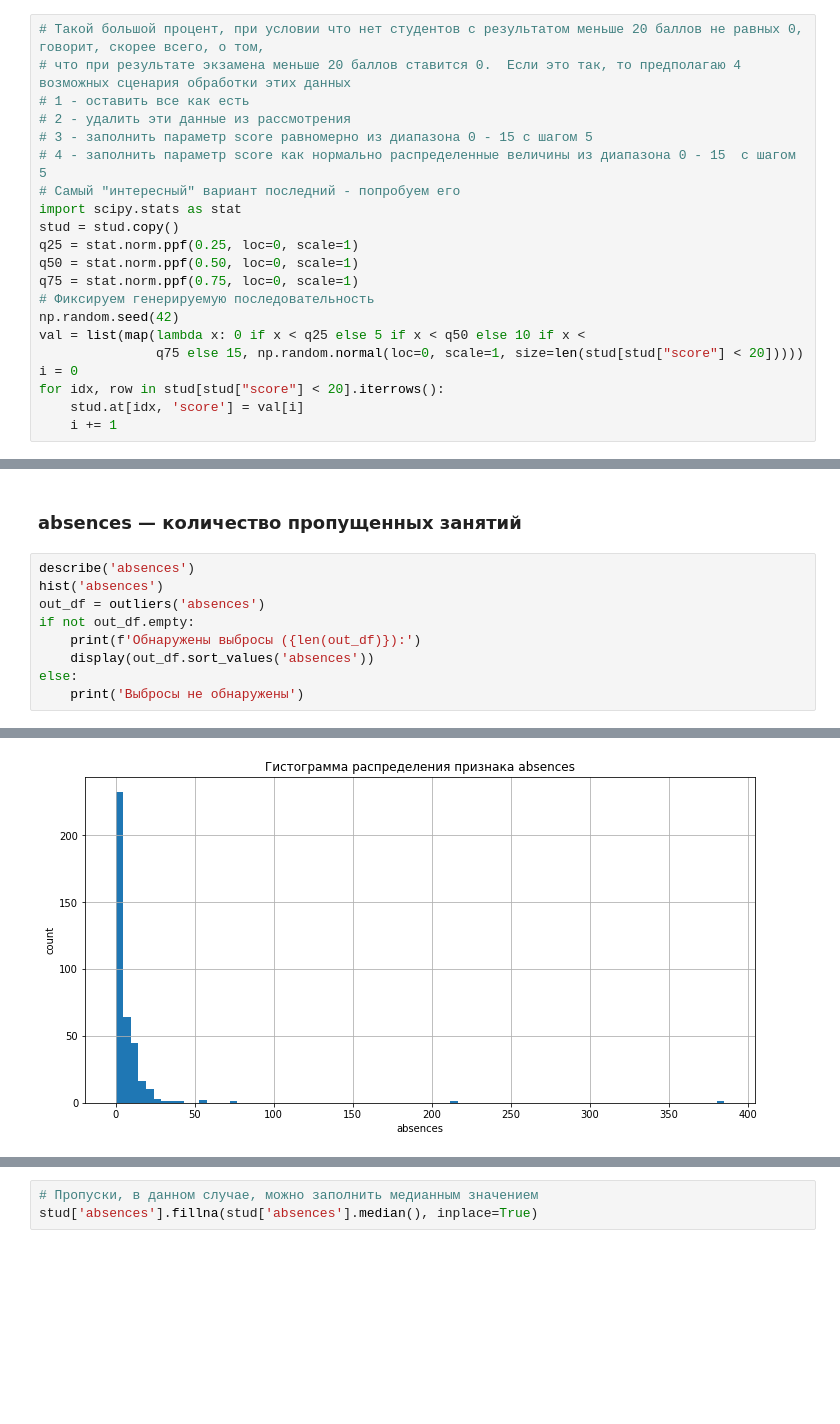
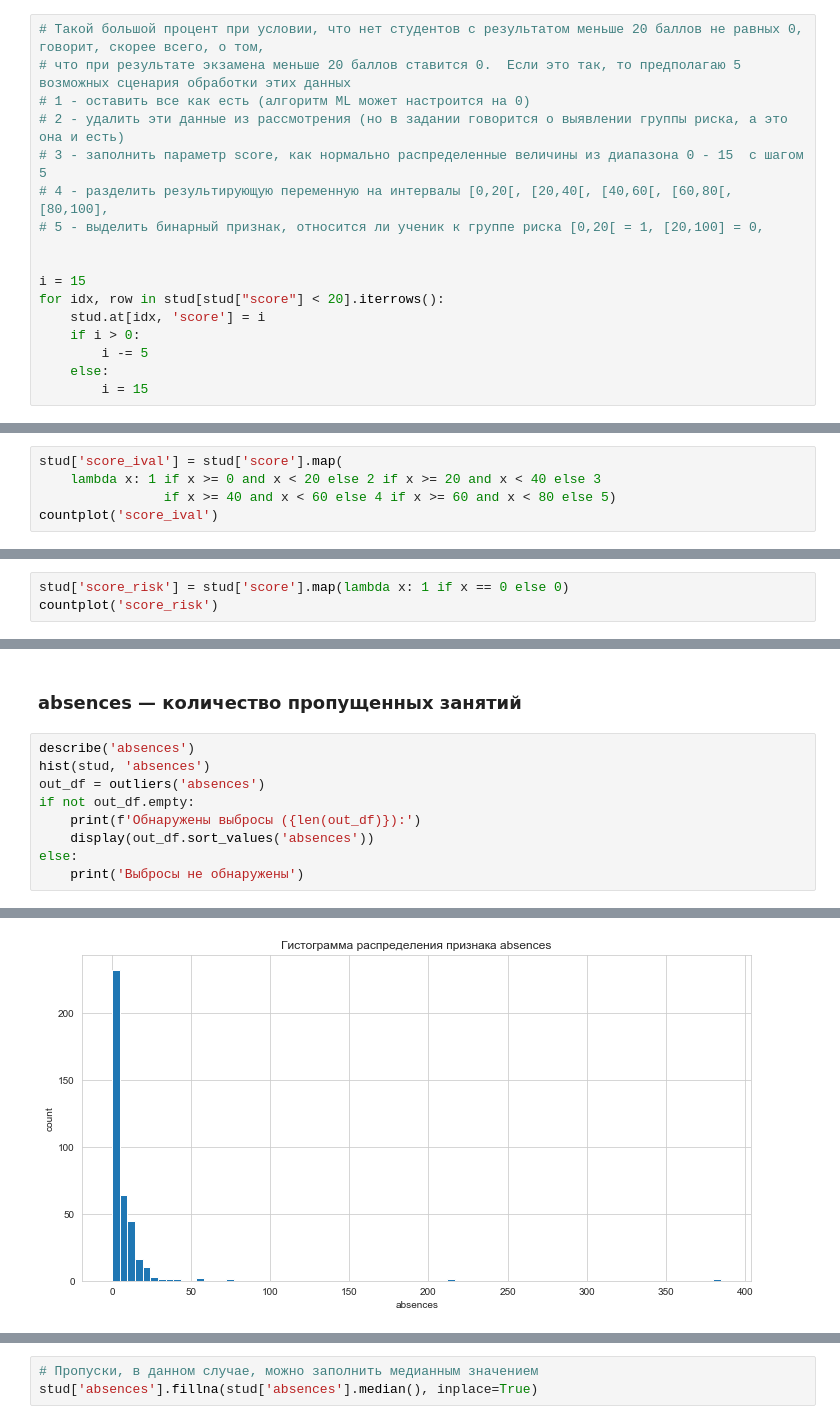
Before and after one commit to sand74/skillfactory, a Jupyter notebook: module_2/eda_solve.ipynb, the cells around one changed output, grey strips where cells are left out. Drawn from its saved outputs; the diff is of its cells as text; blank space fills up the shorter version.

```diff
--- a/module_2/eda_solve.ipynb
+++ b/module_2/eda_solve.ipynb
@@ -210,23 +207,19 @@ stud[stud["score"] == 0]
 | 387 | MS | F | 19 | R | GT3 | T | 2.0 | 3.0 | services | other | course | ... |
 | 389 | MS | F | 18 | U | GT3 | T | 1.0 | 1.0 | other | other | course | ... |
 # %%
-# Такой большой процент, при условии что нет студентов с результатом меньше 20 баллов не равных 0, говорит, скорее всего, о том,
-# что при результате экзамена меньше 20 баллов ставится 0.  Если это так, то предполагаю 4 возможных сценария обработки этих данных
-# 1 - оставить все как есть
-# 2 - удалить эти данные из рассмотрения
-# 3 - заполнить параметр score равномерно из диапазона 0 - 15 с шагом 5
-# 4 - заполнить параметр score как нормально распределенные величины из диапазона 0 - 15  с шагом 5
-# Самый "интересный" вариант последний - попробуем его
-import scipy.stats as stat
-stud = stud.copy()
-q25 = stat.norm.ppf(0.25, loc=0, scale=1)
-q50 = stat.norm.ppf(0.50, loc=0, scale=1)
-q75 = stat.norm.ppf(0.75, loc=0, scale=1)
-# Фиксируем генерируемую последовательность
-np.random.seed(42)
-val = list(map(lambda x: 0 if x < q25 else 5 if x < q50 else 10 if x <
-               q75 else 15, np.random.normal(loc=0, scale=1, size=len(stud[stud["score"] < 20]))))
-i = 0
+# Такой большой процент при условии, что нет студентов с результатом меньше 20 баллов не равных 0, говорит, скорее всего, о том,
+# что при результате экзамена меньше 20 баллов ставится 0.  Если это так, то предполагаю 5 возможных сценария обработки этих данных
+# 1 - оставить все как есть (алгоритм ML может настроится на 0)
+# 2 - удалить эти данные из рассмотрения (но в задании говорится о выявлении группы риска, а это она и есть)
+# 3 - заполнить параметр score, как нормально распределенные величины из диапазона 0 - 15  с шагом 5
+# 4 - разделить результирующую переменную на интервалы [0,20[, [20,40[, [40,60[, [60,80[, [80,100],
+# 5 - выделить бинарный признак, относится ли ученик к группе риска [0,20[ = 1, [20,100] = 0,
+
+
+i = 15
 for idx, row in stud[stud["score"] < 20].iterrows():
-    stud.at[idx, 'score'] = val[i]
-    i += 1
+    stud.at[idx, 'score'] = i
+    if i > 0:
+        i -= 5
+    else:
+        i = 15
@@ -236,0 +260,5 @@ hist('score')
+# %%
+stud['score_ival'] = stud['score'].map(
+    lambda x: 1 if x >= 0 and x < 20 else 2 if x >= 20 and x < 40 else 3
+                if x >= 40 and x < 60 else 4 if x >= 60 and x < 80 else 5)
+countplot('score_ival')
@@ -236,0 +267,3 @@ hist('score')
+# %%
+stud['score_risk'] = stud['score'].map(lambda x: 1 if x == 0 else 0)
+countplot('score_risk')
@@ -238,7 +273,7 @@ hist('score')
 ### absences — количество пропущенных занятий
 # %%
 describe('absences')
-hist('absences')
+hist(stud, 'absences')
 out_df = outliers('absences')
 if not out_df.empty:
     print(f'Обнаружены выбросы ({len(out_df)}):')
@@ -250,34 +285,34 @@ count    378.000000
 mean       7.320106
 std       23.615525
 min        0.000000
 25%        0.000000
 50%        4.000000
 75%        8.000000
 max      385.000000
 Name: absences, dtype: float64
 Количество пропусков: 11
 Процент пропусков: 2.83%
 25-й перцентиль: 0.0, 75-й перцентиль: 8.0, IQR: 8.0, Границы выбросов: [-12.0, 20.0]
 Обнаружены выбросы (17):
 |  | school | sex | age | address | famsize | Pstatus | Medu | Fedu | Mjob | Fjob | reason | ... |
 | 260 | GP | F | 18 | U | GT3 | NaN | 4.0 | 3.0 | NaN | other | home | ... |
 | 313 | GP | F | 19 | U | NaN | NaN | 3.0 | 2.0 | services | other | reputation | ... |
 | 277 | GP | M | 18 | U | GT3 | T | 4.0 | 4.0 | NaN | services | home | ... |
 | 216 | GP | F | 17 | U | GT3 | T | 4.0 | 3.0 | other | NaN | reputation | ... |
 | 320 | GP | F | 17 | U | GT3 | A | 4.0 | 3.0 | services | services | course | ... |
 | 198 | GP | F | 17 | U | GT3 | NaN | 4.0 | 4.0 | services | teacher | home | ... |
 | 40 | GP | F | 16 | U | LE3 | T | 2.0 | 2.0 | other | other | home | ... |
 | 103 | GP | F | 15 | U | GT3 | T | 3.0 | 2.0 | services | other | home | ... |
 | 205 | GP | F | 17 | U | GT3 | T | 3.0 | 4.0 | at_home | services | home | ... |
 | 280 | GP | M | 17 | U | NaN | A | 4.0 | NaN | services | other | home | ... |
 | 307 | GP | M | 19 | U | GT3 | NaN | 4.0 | 4.0 | teacher | services | reputation | ... |
 | 315 | GP | F | 19 | R | GT3 | T | 2.0 | 3.0 | other | other | reputation | ... |
 | 74 | GP | F | 16 | U | GT3 | T | 3.0 | 3.0 | other | services | home | ... |
 | 183 | GP | F | 17 | U | LE3 | NaN | 3.0 | 3.0 | other | other | reputation | ... |
 | 276 | GP | F | 18 | R | GT3 | A | 3.0 | 2.0 | other | services | home | ... |
 | 390 | MS | M | 20 | U | LE3 | A | 2.0 | 2.0 | services | services | course | ... |
 | 222 | GP | F | 16 | U | GT3 | T | 2.0 | 3.0 | services | teacher | other | ... |
-[figure, old version]
+[figure, new version]
 # %%
 boxplot('absences')
 # %% [output]
```
Also changed, not shown: parts of 62 cells of this notebook, 1 other file.
